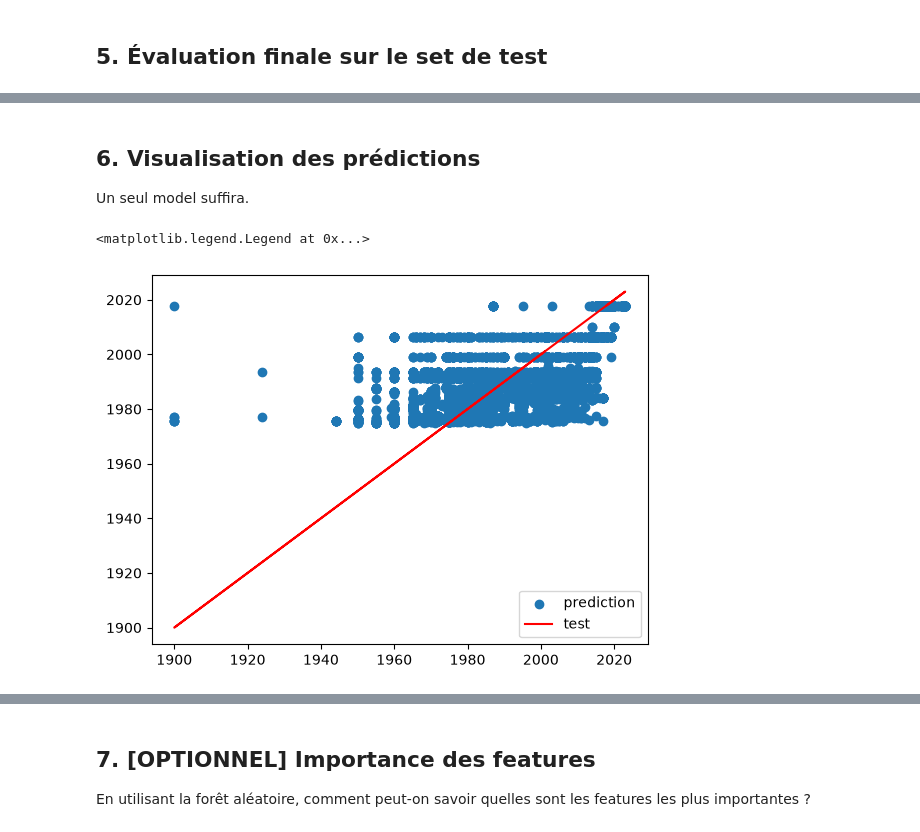
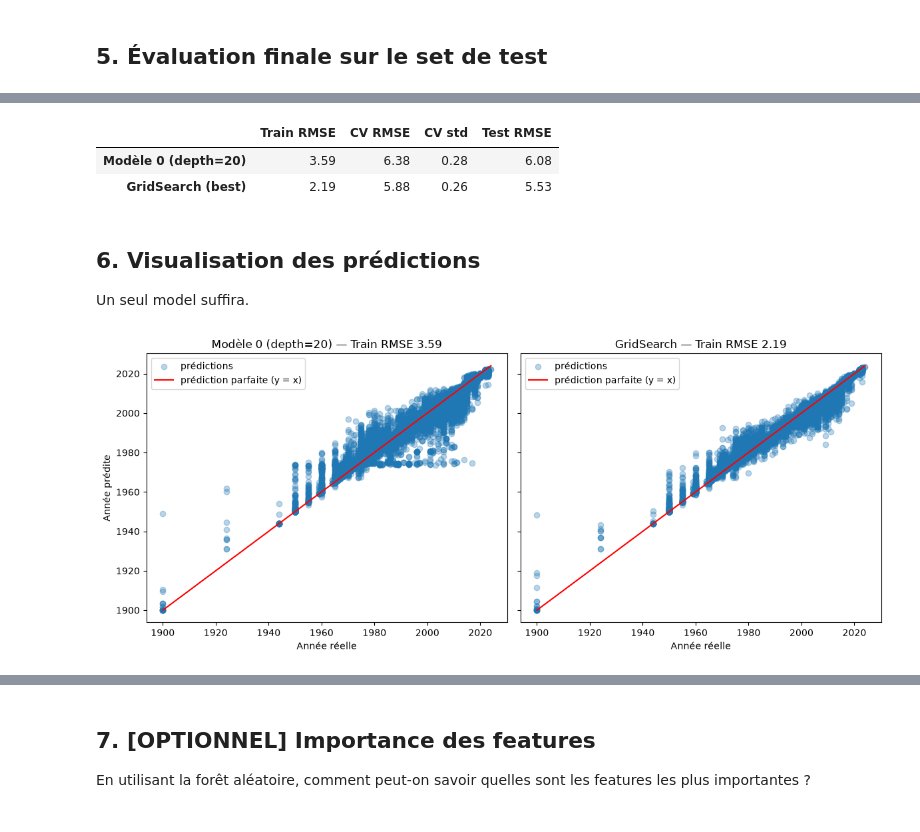
Before and after one commit to srcccninta/ML1, a Jupyter notebook: Notebooks/ML12_GridSearch_RandomForest.ipynb, the cells around one changed output, grey strips where cells are left out. Saved outputs shown, nothing was run; the diff lists cells and outputs as text; code cells hidden in the pictures.

Commit message:
Did the best optimization with a gridsearch.

```diff
--- a/Notebooks/ML12_GridSearch_RandomForest.ipynb
+++ b/Notebooks/ML12_GridSearch_RandomForest.ipynb
@@ -143,0 +195,17 @@ forest_grid.best_params_
+# %%
+#Optimisation des hyperparamètres avec GridSearchCV et on peut imprimer les score MSE ou MAE de chaque cross-validation.
+model_GS = Pipeline([
+    ("prep", transformer),
+    ("rfg", RandomForestRegressor(random_state=28)),
+])
+
+#Je fais une RandomSearch pour explorer, et gridsearch quand j'aurais précisé mes hypothèses.
+param_grid = {
+    'rfg__max_depth': [None],
+    'rfg__min_samples_leaf': [1, 2],
+    'rfg__n_estimators': [100],
+    'rfg__max_features': ['sqrt', 0.2, 0.3, 0.5]
+}
+
+forest_GS = GridSearchCV(model_GS, param_grid, cv=5, scoring='neg_root_mean_squared_error', n_jobs=-1, return_train_score=True)
+forest_GS.fit(X_train, y_train)
@@ -162,0 +259,24 @@ test MSE: model RS 179.48773174920083
+# %%
+# Code pour l'evaluation du meilleur modèle sur le set de test.
+#Calcul des prédictions :
+y_predGS = forest_GS.predict(X_test)
+
+# RMSE de test des deux modèles
+rmse_test0  = root_mean_squared_error(y_test, y_pred0)
+rmse_testGS = root_mean_squared_error(y_test, y_predGS)
+
+# Train RMSE du meilleur modèle GridSearch (moyenne sur les 5 plis)
+train_rmseGS = -forest_GS.cv_results_['mean_train_score'][forest_GS.best_index_]
+
+resultats = pd.DataFrame({
+    'Train RMSE': [-cv0['train_score'].mean(), train_rmseGS],
+    'CV RMSE':    [-cv0['test_score'].mean(),  -forest_GS.best_score_],
+    'CV std':     [cv0['test_score'].std(),    forest_GS.cv_results_['std_test_score'][forest_GS.best_index_]],
+    'Test RMSE':  [rmse_test0,                 rmse_testGS],
+}, index=['Modèle 0 (depth=20)', 'GridSearch (best)'])
+
+resultats.round(2)
+# %% [output]
+|  | Train RMSE | CV RMSE | CV std | Test RMSE |
+| Modèle 0 (depth=20) | 3.59 | 6.38 | 0.28 | 6.08 |
+| GridSearch (best) | 2.19 | 5.88 | 0.26 | 5.53 |
@@ -163,11 +288,30 @@ test MSE: model RS 179.48773174920083
 # %% [markdown]
 ## 6. Visualisation des prédictions
 Un seul model suffira.
-# %%
-# Visualisation des prédictions.
-plt.scatter(y_test, y_pred)
-plt.plot(y_test,y_test, 'r')
-plt.legend(['prediction','test'])
-# %% [output]
-<matplotlib.legend.Legend at 0x...>
-[figure, removed]
+# %%
+# Visualisation des prédictions.
+y_train0 = model_0.predict(X_train)
+y_trainGS = forest_GS.predict(X_train)
+lims = [y_train.min(), y_train.max()]
+
+fig, axes = plt.subplots(1, 2, figsize=(12, 5), sharex=True, sharey=True)
+
+# Graphique de gauche : modèle 0
+axes[0].scatter(y_train, y_train0, alpha=0.3, label='prédictions')
+axes[0].plot(lims, lims, 'r', label='prédiction parfaite (y = x)')
+axes[0].set_xlabel('Année réelle')
+axes[0].set_ylabel('Année prédite')
+axes[0].set_title(f'Modèle 0 (depth=20) — Train RMSE {-cv0['train_score'].mean():.2f}')
+axes[0].legend()
+
+# Graphique de droite : GridSearch
+axes[1].scatter(y_train, y_trainGS, alpha=0.3, label='prédictions')
+axes[1].plot(lims, lims, 'r', label='prédiction parfaite (y = x)')
+axes[1].set_xlabel('Année réelle')
+axes[1].set_title(f'GridSearch — Train RMSE {train_rmseGS:.2f}')
+axes[1].legend()
+
+plt.tight_layout()
+plt.show()   # un seul show, à la toute fin
+# %% [output]
+[figure, added]
```
Also changed, not shown: parts of 19 cells of this notebook, 1 other file.
